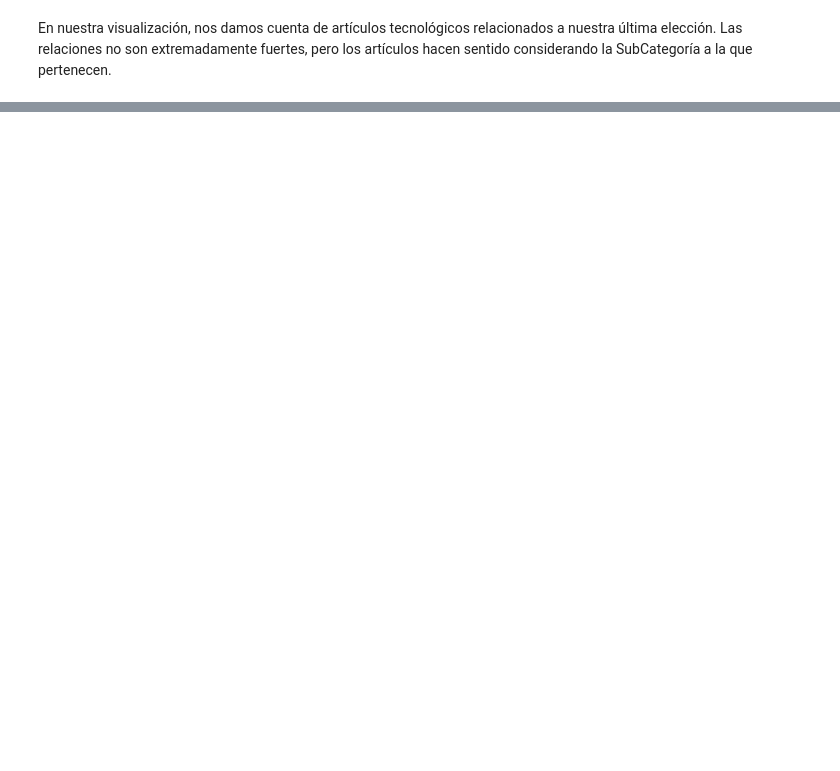
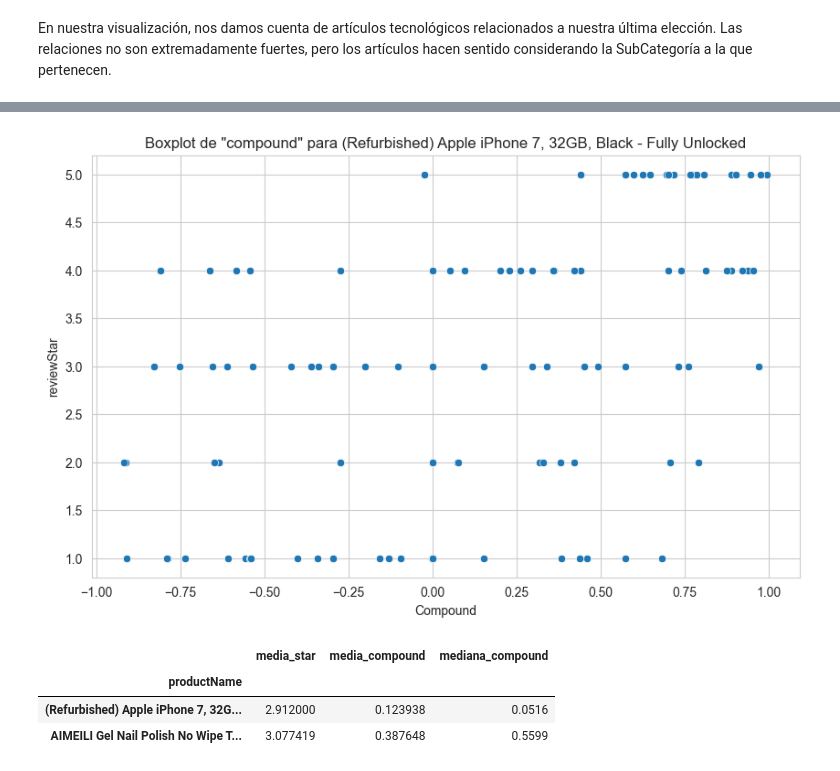
Before and after one commit to ngcarvajall/NLP_SisRecomendacion, a Jupyter notebook: modulo09-leccion06-nlp-LAB.ipynb, the cells around one changed output, grey strips where cells are left out. Drawn from its saved outputs; the diff is of its cells as text; code cells hidden in the pictures; blank space fills up the shorter version.

```diff
--- a/modulo09-leccion06-nlp-LAB.ipynb
+++ b/modulo09-leccion06-nlp-LAB.ipynb
@@ -515,0 +710,22 @@ En nuestra visualización, nos damos cuenta de artículos tecnológicos relacion
+# %%
+sentimiento_separado.dataframe.groupby('productName')[['compound','reviewStar']]
+
+# Filtrar por el producto deseado
+producto_deseado = '(Refurbished) Apple iPhone 7, 32GB, Black - Fully Unlocked' # Reemplaza con el nombre del artículo
+df_producto = sentimiento_separado.dataframe[sentimiento_separado.dataframe['productName'] == producto_deseado]
+
+# Crear el boxplot
+plt.figure(figsize=(10, 6))
+sns.scatterplot(x=df_producto['compound'], y=df_producto['reviewStar'])
+plt.title(f'Boxplot de "compound" para {producto_deseado}')
+plt.xlabel('Compound')
+plt.show()
+# %% [output]
+[figure, added]
+# %%
+df_separado_con_sentimiento.head(2)
+# %% [output]
+|  | media_star | media_compound | mediana_compound |
+| productName |  |  |  |
+| (Refurbished) Apple iPhone 7, 32G... | 2.912000 | 0.123938 | 0.0516 |
+| AIMEILI Gel Nail Polish No Wipe T... | 3.077419 | 0.387648 | 0.5599 |
```
Also changed, not shown: parts of 43 cells of this notebook, 2 other files.
